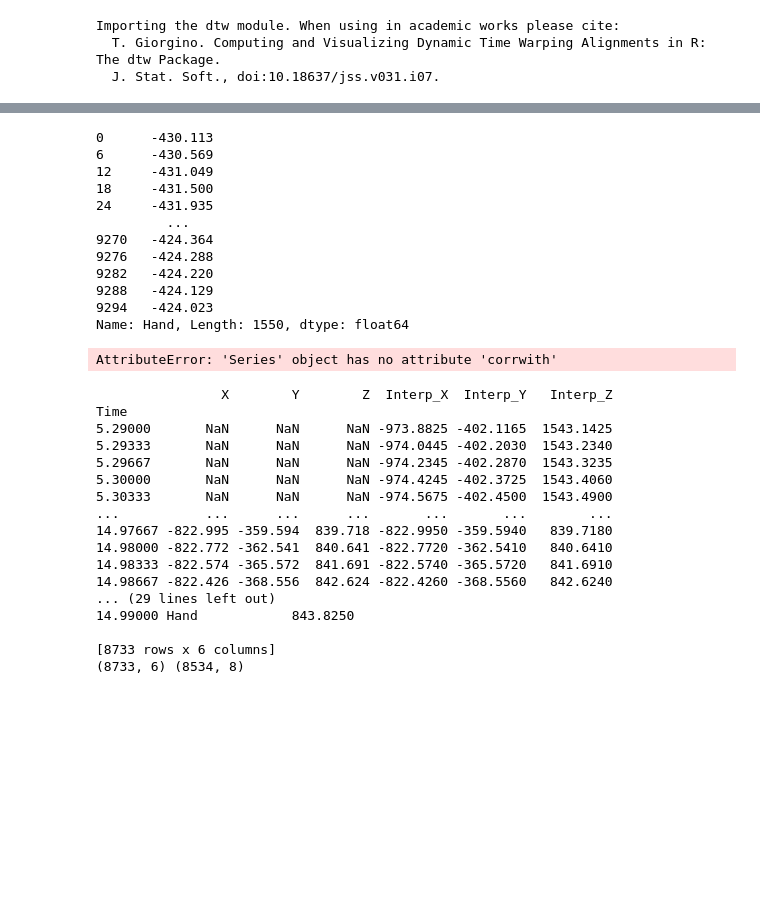
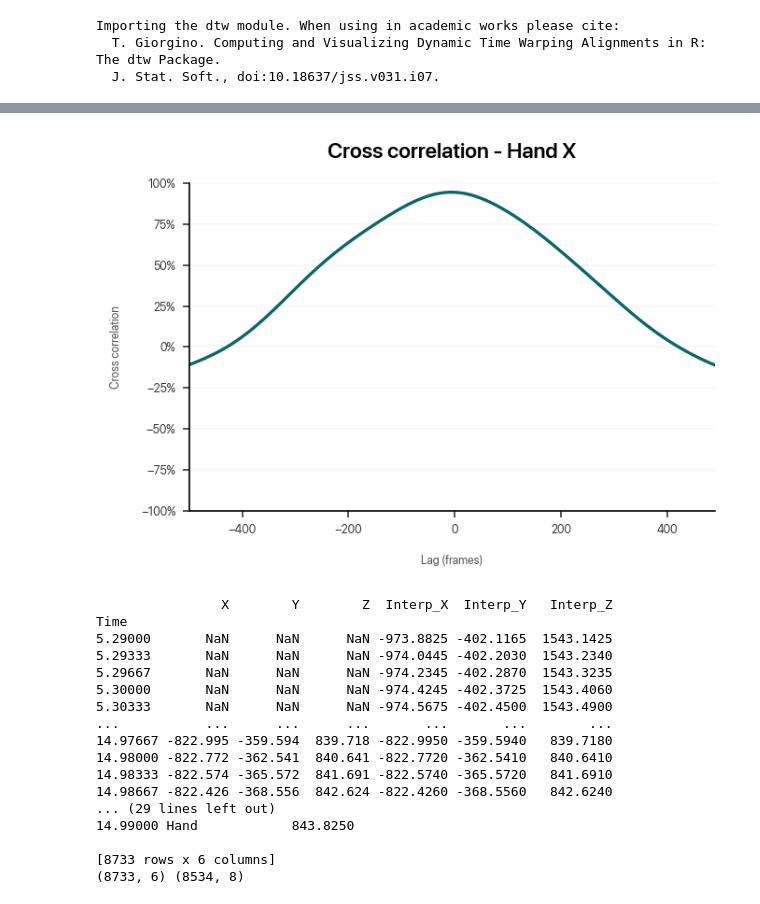
Before and after one commit to dlundgaard/dapup-mocap, a Jupyter notebook: analysis.ipynb, the cells around one changed output, grey strips where cells are left out. Cells and saved outputs as stored; diff of their text form; code cells hidden in the pictures; blank space fills up the shorter version.

```diff
--- a/analysis.ipynb
+++ b/analysis.ipynb
@@ -110,39 +113,21 @@ plot_dtw(marker = "Hand", axis = "X")
 # %%
-# subset = data[data["Time"].between(22, 23)]
-# subset = data
-
 def plot_cross_correlation(trial, marker, axis, lags = np.arange(-500, 500, 10)):
-    data_A = data[(data["Trial"] == trial) & (data["Axis"] == axis) & (data["Subject"] == "A")][marker].interpolate()
-    data_B = data[(data["Trial"] == trial) & (data["Axis"] == axis) & (data["Subject"] == "B")][marker].interpolate()
-    print(data_A)
+    data_A = data[(data["Trial"] == trial) & (data["Axis"] == axis) & (data["Subject"] == "A")][marker].interpolate().reset_index(drop = True)
+    data_B = data[(data["Trial"] == trial) & (data["Axis"] == axis) & (data["Subject"] == "B")][marker].interpolate().reset_index(drop = True)
     inverter = -1 if axis == "X" else 1
-    print(data_A.corrwith(data_B.shift(1)))
-    # cross_corrs = [data_A.corr((inverter * data_B).shift(lag)) for lag in lags]
-    print(cross_corrs)
+    cross_corrs = [data_A.corr(inverter * data_B.shift(lag)) for lag in lags]
     plt.plot(lags, cross_corrs)
     plt.xlabel("Lag (frames)")
     plt.ylabel("Cross correlation")
     plt.gca().yaxis.set_major_formatter(ticker.PercentFormatter(1))
     plt.title(f"Cross correlation - {marker} {axis}\n")
     plt.margins(x = 0, y = 0.1)
     plt.ylim((-1, 1))
     plt.tight_layout()
 
 plot_cross_correlation(trial = 1, marker = "Hand", axis = "X")
 # %% [output]
-0      -430.113
-6      -430.569
-12     -431.049
-18     -431.500
-24     -431.935
-         ...
-9270   -424.364
-9276   -424.288
-9282   -424.220
-9288   -424.129
-9294   -424.023
-Name: Hand, Length: 1550, dtype: float64
-AttributeError: 'Series' object has no attribute 'corrwith'
+[figure, added]
 # %%
 # def calc_angles(data, participant, markers):
 #     data.loc[:, ["dX1", "dY1", "dZ1"]] = data[[f"{participant}_{markers[0]} {axis}" for axis in "XYZ"]].values - data[[f"{participant}_{markers[1]} {axis}" for axis in "XYZ"]].values
```
Also changed, not shown: parts of 3 cells of this notebook.
